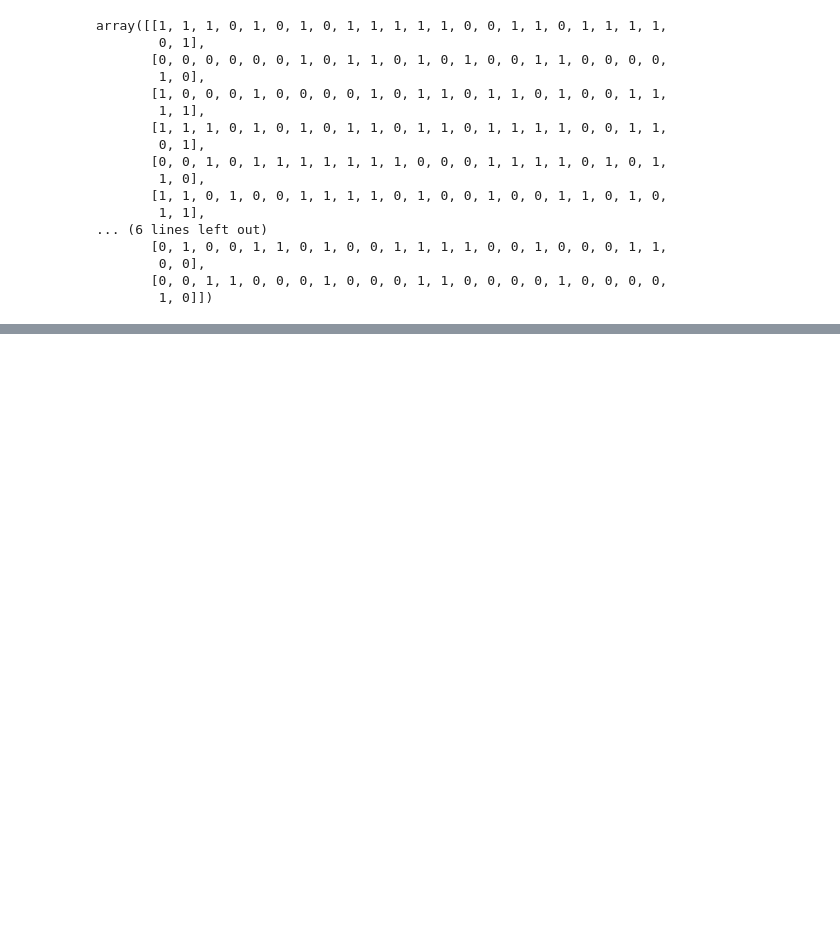
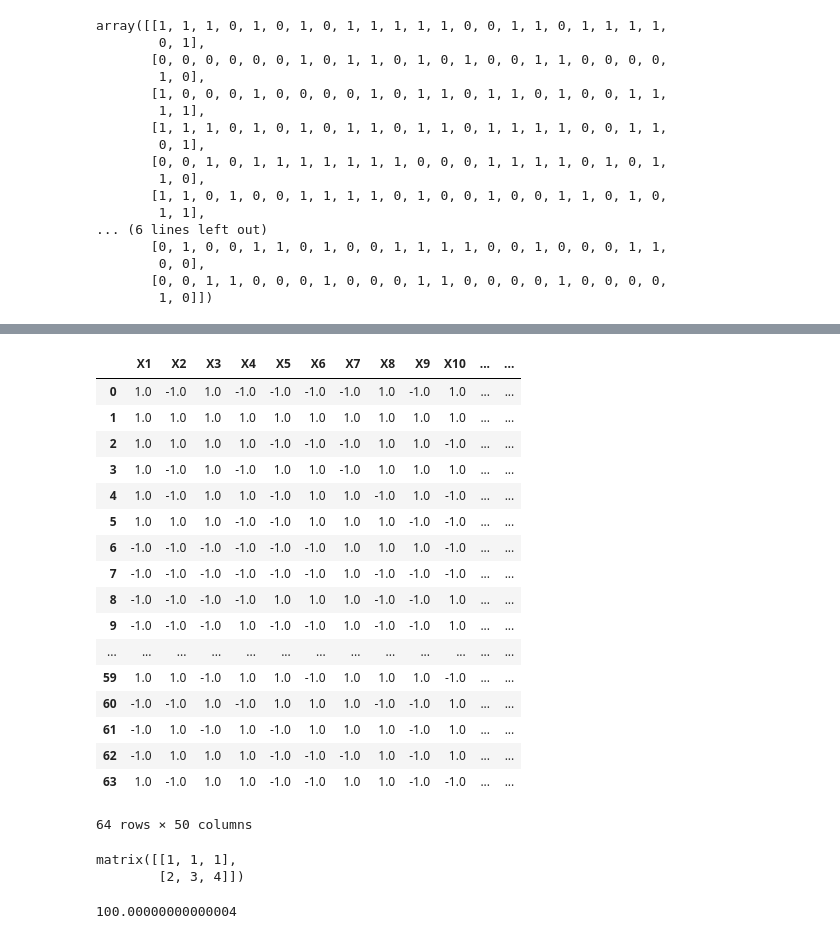
Before and after one commit to pablocarb/sbc-doe, a Jupyter notebook: Optimal Design.ipynb, the cells around one changed output, grey strips where cells are left out. Drawn from its saved outputs; the diff is of its cells as text; code cells hidden in the pictures; blank space fills up the shorter version.

Commit message:
A simple optimal design

```diff
--- a/Optimal Design.ipynb
+++ b/Optimal Design.ipynb
@@ -191,0 +332,5 @@ array([[1, 1, 1, 0, 1, 0, 1, 0, 1, 1, 1, 1, 1, 0, 0, 1, 1, 0, 1, 1, 1, 1,
+# %%
+import dexpy.optimal
+from dexpy.model import ModelOrder
+reaction_design = dexpy.optimal.build_optimal(50, run_count=64, order=ModelOrder.linear)
+#reaction_design
@@ -191,0 +345,26 @@ array([[1, 1, 1, 0, 1, 0, 1, 0, 1, 1, 1, 1, 1, 0, 0, 1, 1, 0, 1, 1, 1, 1,
+# %%
+reaction_design
+# %% [output]
+|  | X1 | X2 | X3 | X4 | X5 | X6 | X7 | X8 | X9 | X10 | ... | ... |
+| 0 | 1.0 | -1.0 | 1.0 | -1.0 | -1.0 | -1.0 | -1.0 | 1.0 | -1.0 | 1.0 | ... | ... |
+| 1 | 1.0 | 1.0 | 1.0 | 1.0 | 1.0 | 1.0 | 1.0 | 1.0 | 1.0 | 1.0 | ... | ... |
+| 2 | 1.0 | 1.0 | 1.0 | 1.0 | -1.0 | -1.0 | -1.0 | 1.0 | 1.0 | -1.0 | ... | ... |
+| 3 | 1.0 | -1.0 | 1.0 | -1.0 | 1.0 | 1.0 | -1.0 | 1.0 | 1.0 | 1.0 | ... | ... |
+| 4 | 1.0 | -1.0 | 1.0 | 1.0 | -1.0 | 1.0 | 1.0 | -1.0 | 1.0 | -1.0 | ... | ... |
+| 5 | 1.0 | 1.0 | 1.0 | -1.0 | -1.0 | 1.0 | 1.0 | 1.0 | -1.0 | -1.0 | ... | ... |
+| 6 | -1.0 | -1.0 | -1.0 | -1.0 | -1.0 | -1.0 | 1.0 | 1.0 | 1.0 | -1.0 | ... | ... |
+| 7 | -1.0 | -1.0 | -1.0 | -1.0 | -1.0 | -1.0 | 1.0 | -1.0 | -1.0 | -1.0 | ... | ... |
+| 8 | -1.0 | -1.0 | -1.0 | -1.0 | 1.0 | 1.0 | 1.0 | -1.0 | -1.0 | 1.0 | ... | ... |
+| 9 | -1.0 | -1.0 | -1.0 | 1.0 | -1.0 | -1.0 | 1.0 | -1.0 | -1.0 | 1.0 | ... | ... |
+| ... | ... | ... | ... | ... | ... | ... | ... | ... | ... | ... | ... | ... |
+| 59 | 1.0 | 1.0 | -1.0 | 1.0 | 1.0 | -1.0 | 1.0 | 1.0 | 1.0 | -1.0 | ... | ... |
+| 60 | -1.0 | -1.0 | 1.0 | -1.0 | 1.0 | 1.0 | 1.0 | -1.0 | -1.0 | 1.0 | ... | ... |
+| 61 | -1.0 | 1.0 | -1.0 | 1.0 | -1.0 | 1.0 | 1.0 | 1.0 | -1.0 | 1.0 | ... | ... |
+| 62 | -1.0 | 1.0 | 1.0 | 1.0 | -1.0 | -1.0 | -1.0 | 1.0 | -1.0 | 1.0 | ... | ... |
+| 63 | 1.0 | -1.0 | 1.0 | 1.0 | -1.0 | -1.0 | 1.0 | 1.0 | -1.0 | -1.0 | ... | ... |
+64 rows × 50 columns
+# %%
+np.matrix( "[1 1 1; 2 3 4]")
+# %% [output]
+matrix([[1, 1, 1],
+        [2, 3, 4]])
@@ -191,0 +376,4 @@ array([[1, 1, 1, 0, 1, 0, 1, 0, 1, 1, 1, 1, 1, 0, 0, 1, 1, 0, 1, 1, 1, 1,
+# %%
+Deff(XX)
+# %% [output]
+100.00000000000004
```
Also changed, not shown: parts of 19 cells of this notebook, 1 other file.
